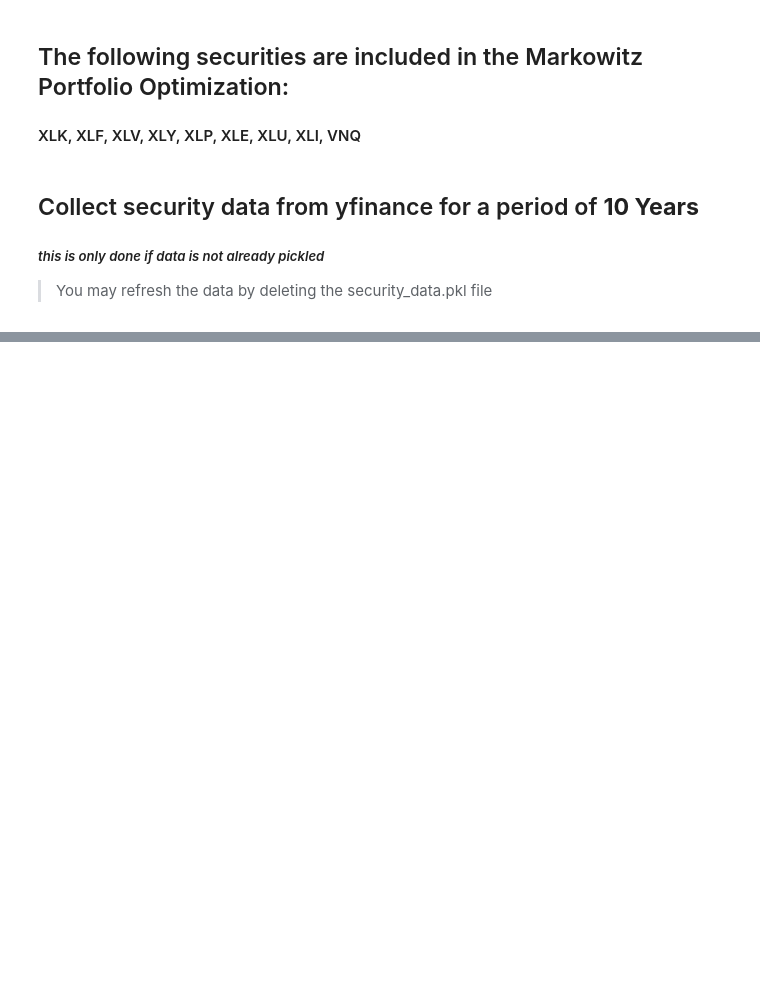
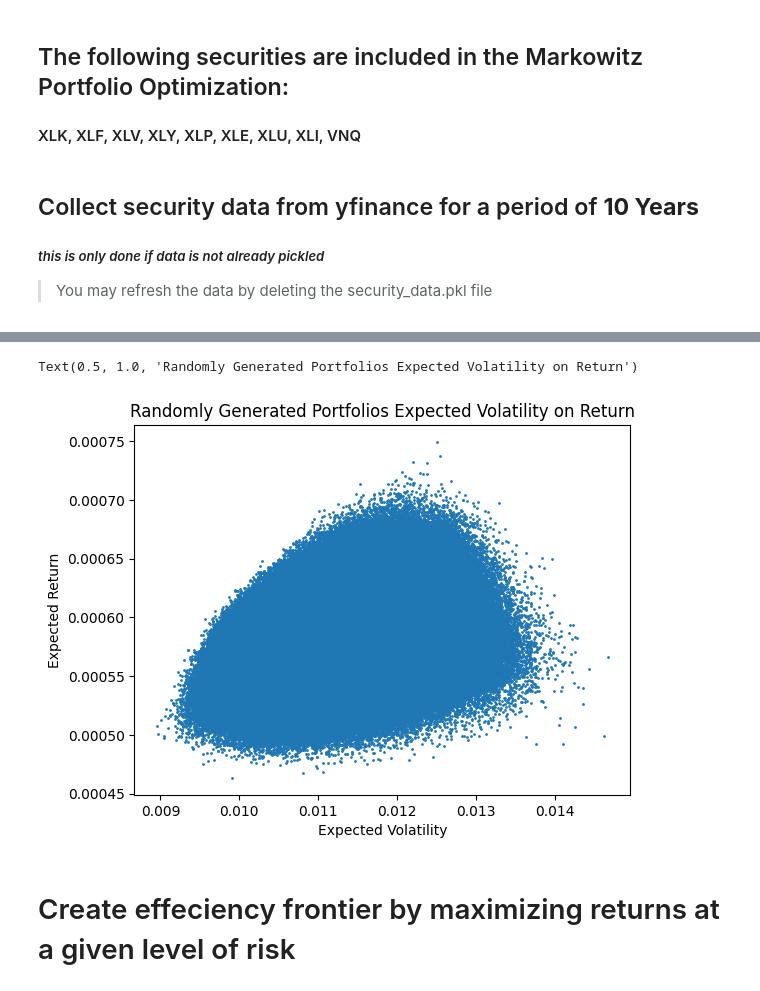
Before and after one commit to NookRitzia/Markowitz-Portfolio-Optimization, a Jupyter notebook: Markowitz-Portfolio-Optimization/Markowitz Optimal Portfolio Weights.ipynb, the cells around one changed output, grey strips where cells are left out. Cells and saved outputs as stored; diff of their text form; code cells hidden in the pictures; blank space fills up the shorter version.

```diff
--- a/Markowitz-Portfolio-Optimization/Markowitz Optimal Portfolio Weights.ipynb
+++ b/Markowitz-Portfolio-Optimization/Markowitz Optimal Portfolio Weights.ipynb
@@ -91,0 +85,31 @@ ModuleNotFoundError: No module named 'scipy'
+# %%
+def generate_random_weight_vector(n): # generate a column (n x 1) vector of weights
+    w = np.asmatrix(np.random.rand(n)).T
+    return w / w.sum() # ensure this is a stochastic vector, i.e. elements sum to 1
+# %%
+cov = np.matrix(return_df.cov()) # create the covariance matrix for returns of all holdings
+R = np.matrix(return_df.mean()).T # create the expected returns matrix for all holdings
+
+def eval_random_portfolio(): # evaluate the expected return & volatility
+    w = generate_random_weight_vector(return_df.shape[1]) # random weight vector (n x 1 matrix)
+    mu = R.T * w # expected returns = rT * w
+    sigma = np.sqrt(w.T * cov * w) # volatility = stddev = sqrt(var) = sqrt(wT * cov * w)
+    return mu.item(0), sigma.item(0)
+# %%
+mus = []
+sigmas = []
+
+for i in range(int(5e6)): # create 5e6 (5 million) random portfolio weights
+    mu, sigma = eval_random_portfolio() # evaluate
+    mus.append(mu) # populate appropriate lists with their corresponding values
+    sigmas.append(sigma)
+# %%
+plt.plot(sigmas, mus, 'o', markersize=1) # plot volatility as x axis, return as y-axis
+plt.xlabel('Expected Volatility') # set horizontal label
+plt.ylabel('Expected Return') # set vertical label
+plt.title('Randomly Generated Portfolios Expected Volatility on Return') # set title
+# %% [output]
+Text(0.5, 1.0, 'Randomly Generated Portfolios Expected Volatility on Return')
+[figure, added]
+# %% [markdown]
+# Create effeciency frontier by maximizing returns at a given level of risk
```
Also changed, not shown: parts of 31 cells of this notebook, 3 other files.
